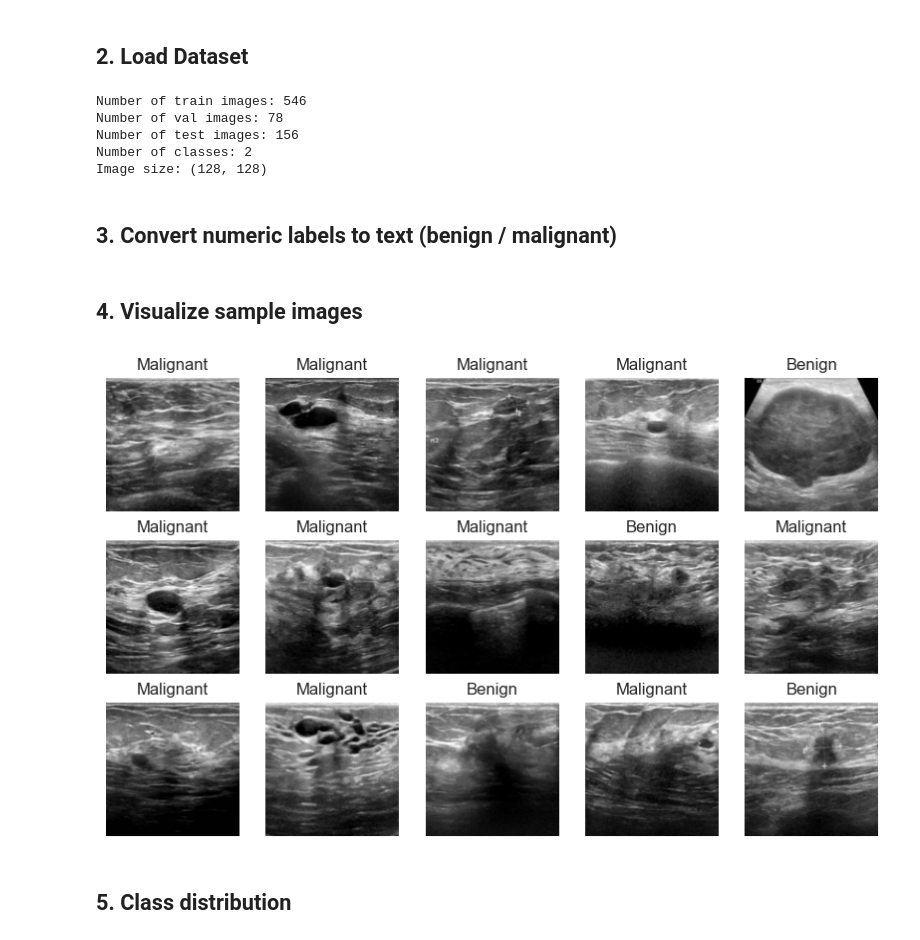
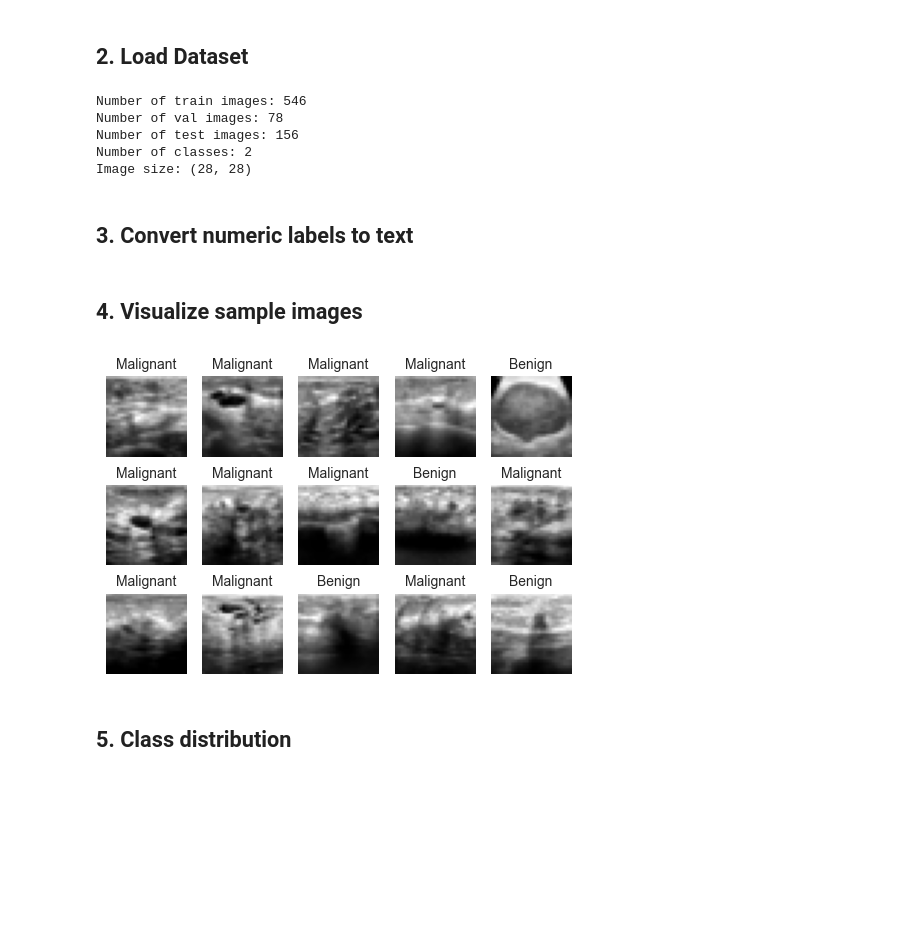
Before and after one commit to ThieuDuong0111/WritePaper, a Jupyter notebook: Week1/EDA_BreastMNIST.ipynb, the cells around one changed output. Drawn from its saved outputs; the diff is of its cells as text; code cells hidden in the pictures; blank space fills up the shorter version.

```diff
--- a/Week1/EDA_BreastMNIST.ipynb
+++ b/Week1/EDA_BreastMNIST.ipynb
@@ -14,14 +19,18 @@ plt.rcParams["figure.figsize"] = (6, 4)
 # %% [markdown]
 ## 2. Load Dataset
 # %%
-data = np.load("breastmnist_128.npz")
+train_data = BreastMNIST(split='train', download=True)
+val_data   = BreastMNIST(split='val', download=True)
+test_data  = BreastMNIST(split='test', download=True)
 
-x_train = data["train_images"]
-y_train = data["train_labels"].flatten()
-x_val   = data["val_images"]
-y_val   = data["val_labels"].flatten()
-x_test  = data["test_images"]
-y_test  = data["test_labels"].flatten()
+x_train = train_data.imgs
+y_train = train_data.labels.flatten()
+
+x_val = val_data.imgs
+y_val = val_data.labels.flatten()
+
+x_test = test_data.imgs
+y_test = test_data.labels.flatten()
 
 # Combine all labels to check number of unique classes
 all_labels = np.concatenate([y_train, y_val, y_test])
@@ -37,9 +46,9 @@ Number of train images: 546
 Number of val images: 78
 Number of test images: 156
 Number of classes: 2
-Image size: (128, 128)
+Image size: (28, 28)
 # %% [markdown]
-## 3. Convert numeric labels to text (benign / malignant)
+## 3. Convert numeric labels to text
 # %%
 label_map = {0: "Benign", 1: "Malignant"}
 y_train_str = np.array([label_map[y] for y in y_train])
@@ -48,14 +57,14 @@ y_test_str  = np.array([label_map[y] for y in y_test])
 # %% [markdown]
 ## 4. Visualize sample images
 # %%
-fig, axes = plt.subplots(3, 5, figsize=(10, 6))
+fig, axes = plt.subplots(3, 5, figsize=(6, 4))
 for i, ax in enumerate(axes.flat):
     ax.imshow(x_train[i].squeeze(), cmap="gray")
-    ax.set_title(f"{y_train_str[i]}")
+    ax.set_title(f"{y_train_str[i]}", size=10)
     ax.axis("off")
 plt.show()
 # %% [output]
-[figure, old version]
+[figure, new version]
 # %% [markdown]
 ## 5. Class distribution
 # %%
```
Also changed, not shown: parts of 3 cells of this notebook, 12 other files.
